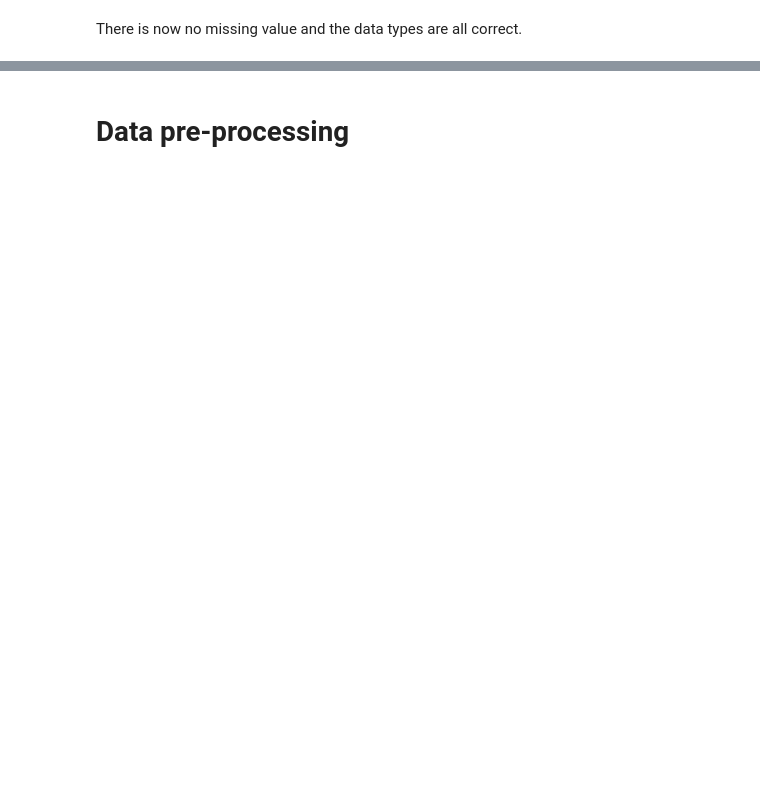
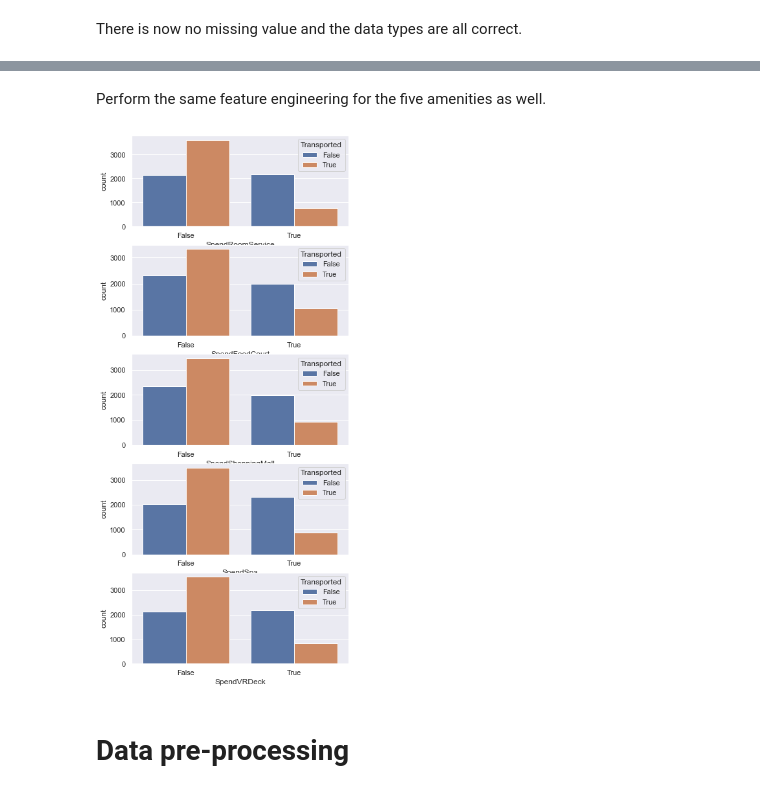
Before and after one commit to yulun-cd/space-titanic, a Jupyter notebook: space-titanic.ipynb, the cells around one changed output, grey strips where cells are left out. Drawn from its saved outputs; the diff is of its cells as text; code cells hidden in the pictures; blank space fills up the shorter version.

```diff
--- a/space-titanic.ipynb
+++ b/space-titanic.ipynb
@@ -640,0 +692,15 @@ There is now no missing value and the data types are all correct.
+# %% [markdown]
+Perform the same feature engineering for the five amenities as well.
+# %%
+plt.figure(figsize=(6, 15))
+
+for i, col in enumerate(num_cols[1:]):
+    df_train['Spend'+col] = df_train[col] > 0
+    df_test['Spend'+col] = df_test[col] > 0
+
+    plt.subplot(5,1,i+1)
+    sns.countplot(data=df_train, x='Spend'+col, hue='Transported')
+
+plt.show()
+# %% [output]
+[figure, added]
```
Also changed, not shown: parts of 65 cells of this notebook.
